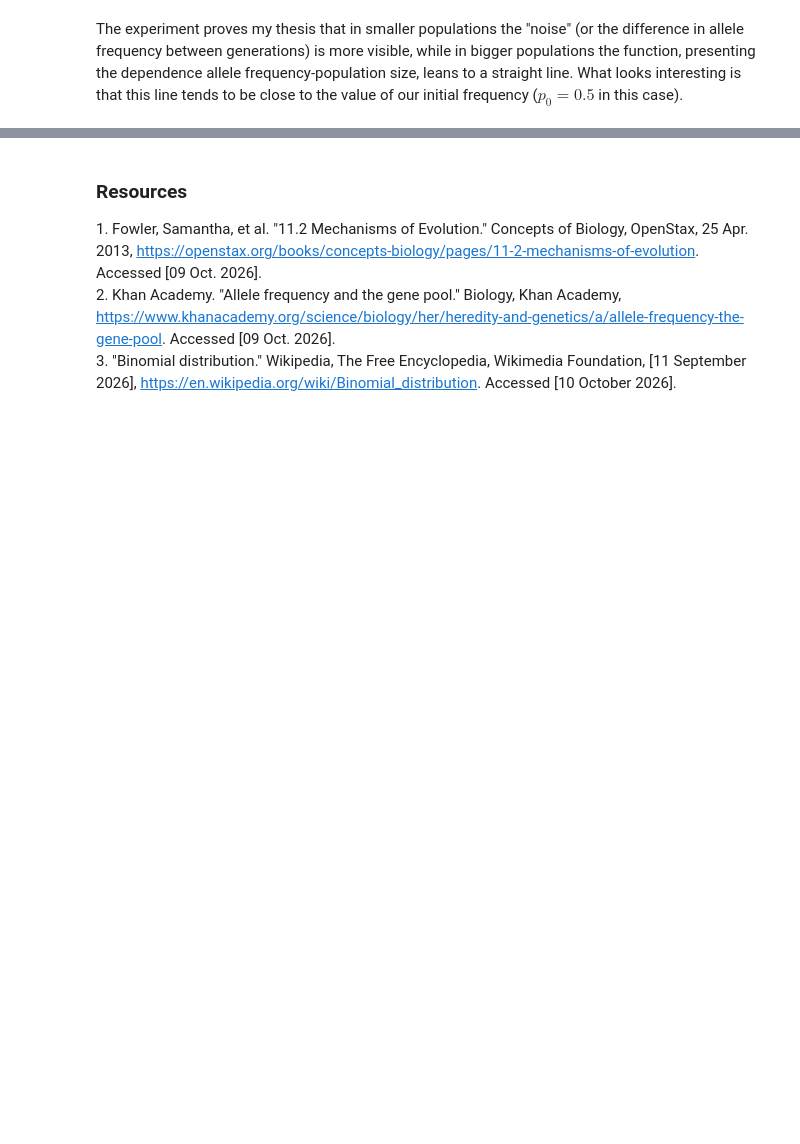
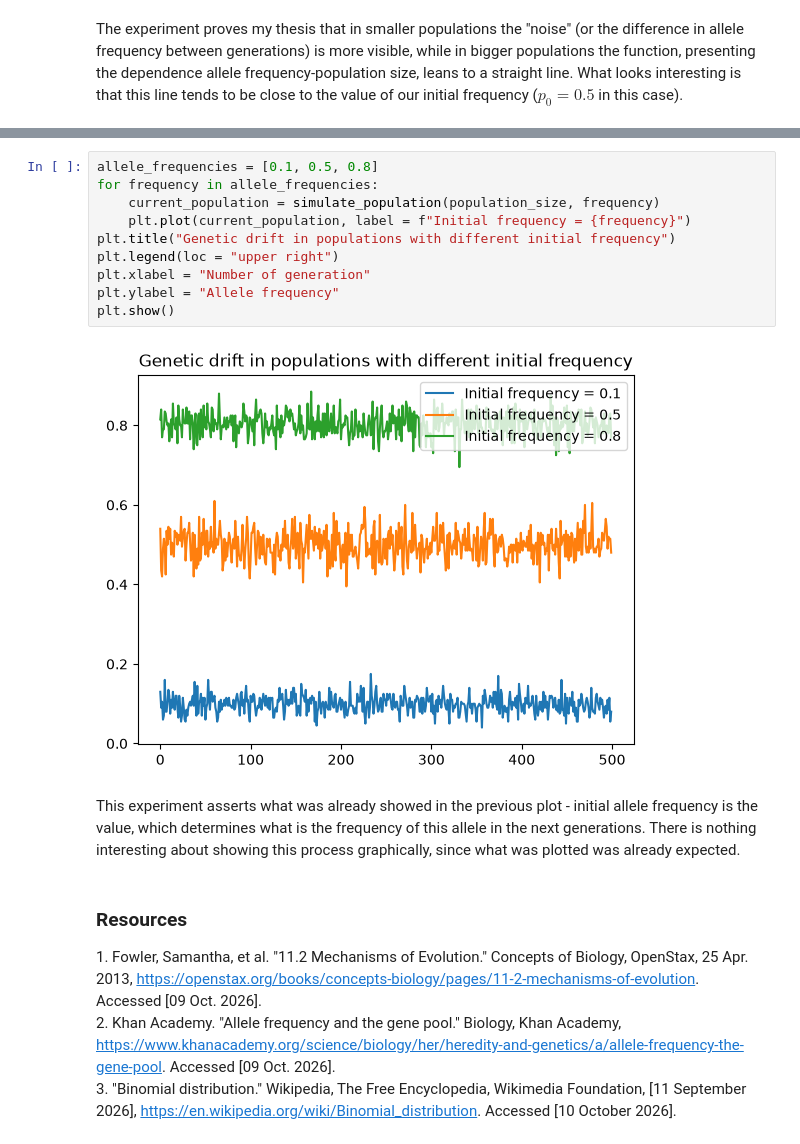
Before and after one commit to Tianna21/MathGene, a Jupyter notebook: MathGene.ipynb, the cells around one changed output, grey strips where cells are left out. Saved outputs shown, nothing was run; the diff lists cells and outputs as text; blank space fills up the shorter version.

```diff
--- a/MathGene.ipynb
+++ b/MathGene.ipynb
@@ -201,3 +206,17 @@ The experiment proves my thesis that in smaller populations the "noise" (or the
+# %%
+allele_frequencies = [0.1, 0.5, 0.8]
+for frequency in allele_frequencies:
+    current_population = simulate_population(population_size, frequency)
+    plt.plot(current_population, label = f"Initial frequency = {frequency}")
+plt.title("Genetic drift in populations with different initial frequency")
+plt.legend(loc = "upper right")
+plt.xlabel = "Number of generation"
+plt.ylabel = "Allele frequency"
+plt.show()
+# %% [output]
+[figure, added]
+# %% [markdown]
+This experiment asserts what was already showed in the previous plot - initial allele frequency is the value, which determines what is the frequency of this allele in the next generations. There is nothing interesting about showing this process graphically, since what was plotted was already expected.
 # %% [markdown]
 ### Resources
 <a id="ref1"></a>1. Fowler, Samantha, et al. "11.2 Mechanisms of Evolution." Concepts of Biology, OpenStax, 25 Apr. 2013, https://openstax.org/books/concepts-biology/pages/11-2-mechanisms-of-evolution. Accessed [09 Oct. 2026]. <br>
```
Also changed, not shown: parts of 5 cells of this notebook.
